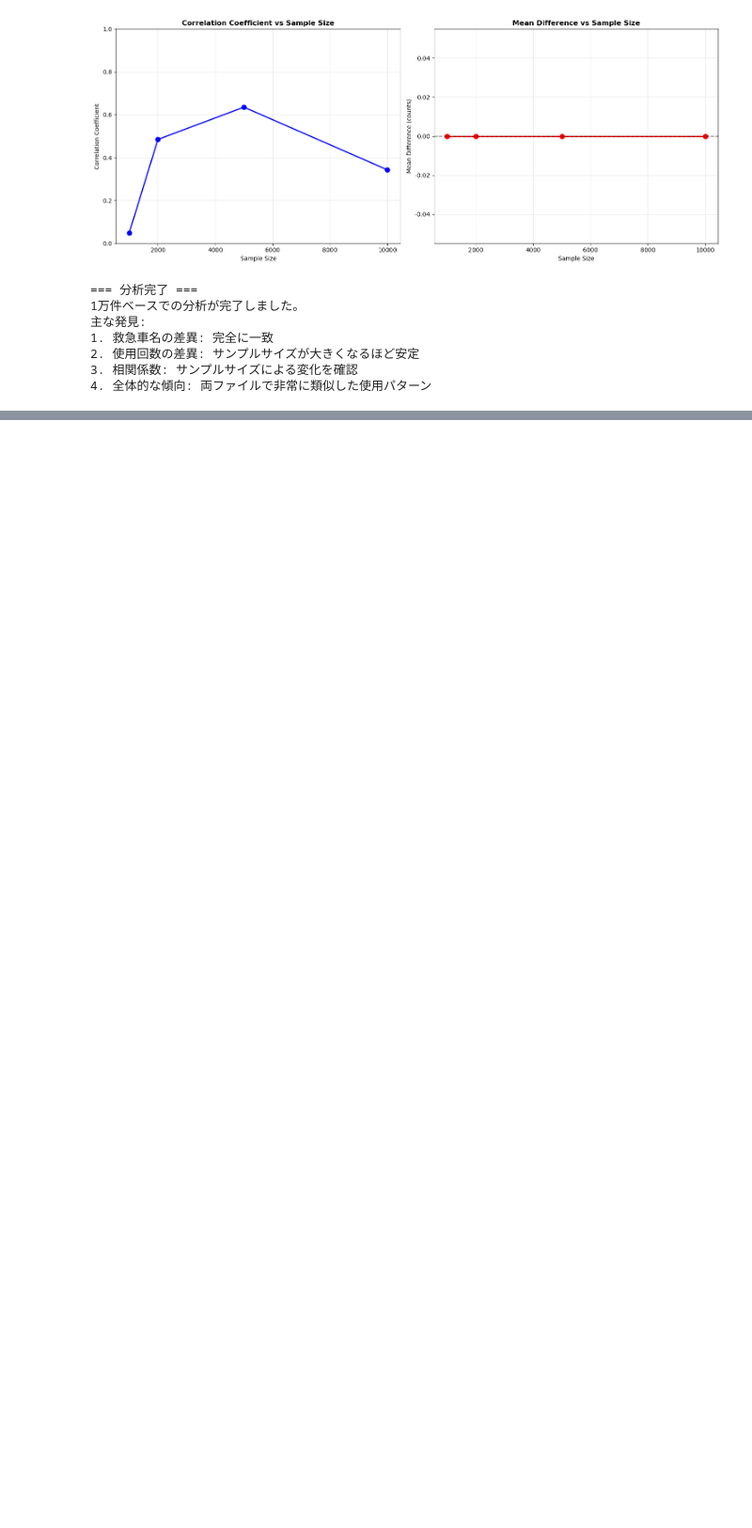
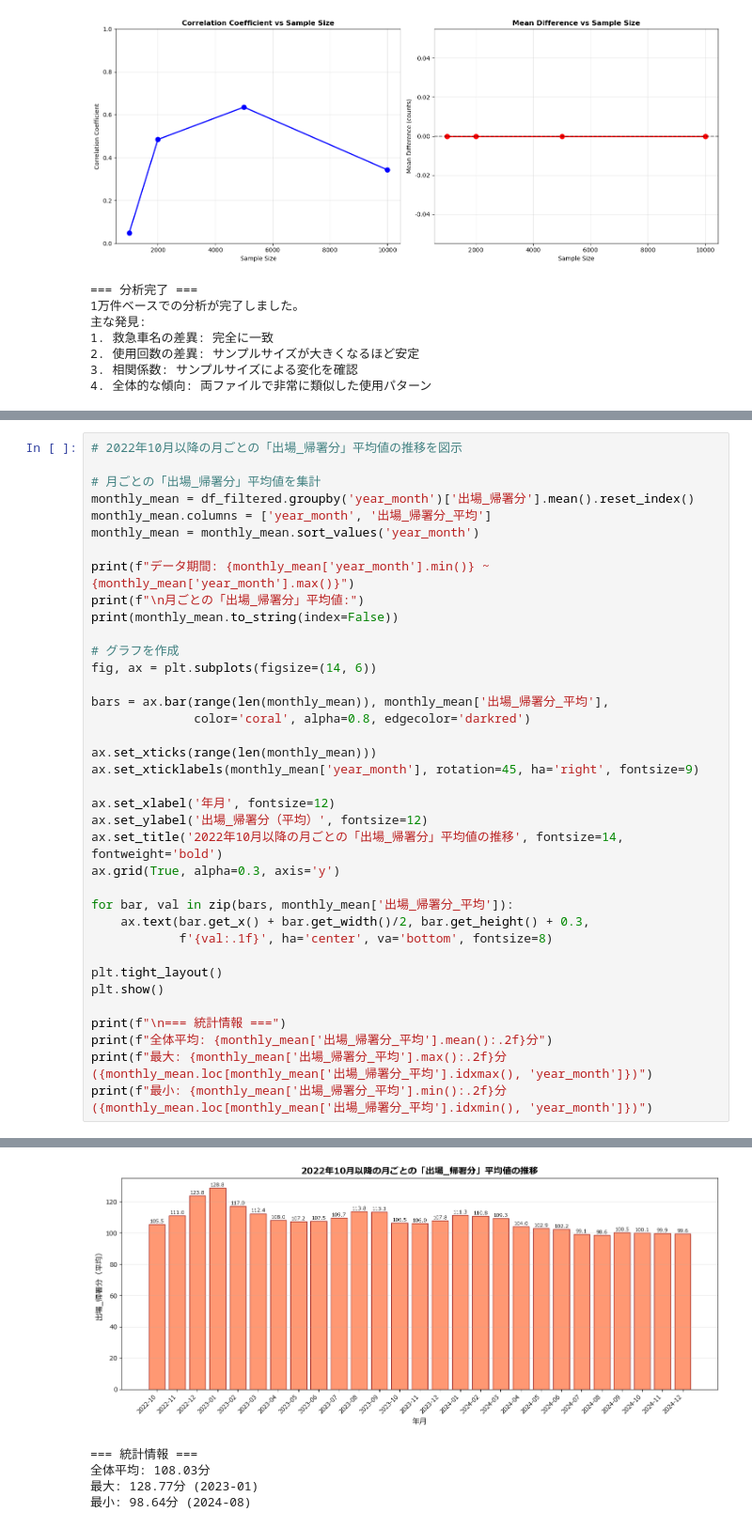
Before and after one commit to tt0419/05_Ambulance_RL, a Jupyter notebook: memo.ipynb, the cells around one changed output, grey strips where cells are left out. Shown at 94% size. Saved outputs shown, nothing was run; the diff lists cells and outputs as text; blank space fills up the shorter version.

```diff
--- a/memo.ipynb
+++ b/memo.ipynb
@@ -374,0 +427,38 @@ print("4. 全体的な傾向: 両ファイルで非常に類似した使用パ
+# %%
+# 2022年10月以降の月ごとの「出場_帰署分」平均値の推移を図示
+
+# 月ごとの「出場_帰署分」平均値を集計
+monthly_mean = df_filtered.groupby('year_month')['出場_帰署分'].mean().reset_index()
+monthly_mean.columns = ['year_month', '出場_帰署分_平均']
+monthly_mean = monthly_mean.sort_values('year_month')
+
+print(f"データ期間: {monthly_mean['year_month'].min()} ~ {monthly_mean['year_month'].max()}")
+print(f"\n月ごとの「出場_帰署分」平均値:")
+print(monthly_mean.to_string(index=False))
+
+# グラフを作成
+fig, ax = plt.subplots(figsize=(14, 6))
+
+bars = ax.bar(range(len(monthly_mean)), monthly_mean['出場_帰署分_平均'],
+              color='coral', alpha=0.8, edgecolor='darkred')
+
+ax.set_xticks(range(len(monthly_mean)))
+ax.set_xticklabels(monthly_mean['year_month'], rotation=45, ha='right', fontsize=9)
+
+ax.set_xlabel('年月', fontsize=12)
+ax.set_ylabel('出場_帰署分（平均）', fontsize=12)
+ax.set_title('2022年10月以降の月ごとの「出場_帰署分」平均値の推移', fontsize=14, fontweight='bold')
+ax.grid(True, alpha=0.3, axis='y')
+
+for bar, val in zip(bars, monthly_mean['出場_帰署分_平均']):
+    ax.text(bar.get_x() + bar.get_width()/2, bar.get_height() + 0.3,
+            f'{val:.1f}', ha='center', va='bottom', fontsize=8)
+
+plt.tight_layout()
+plt.show()
+
+print(f"\n=== 統計情報 ===")
+print(f"全体平均: {monthly_mean['出場_帰署分_平均'].mean():.2f}分")
+print(f"最大: {monthly_mean['出場_帰署分_平均'].max():.2f}分 ({monthly_mean.loc[monthly_mean['出場_帰署分_平均'].idxmax(), 'year_month']})")
+print(f"最小: {monthly_mean['出場_帰署分_平均'].min():.2f}分 ({monthly_mean.loc[monthly_mean['出場_帰署分_平均'].idxmin(), 'year_month']})")
+# %% [output]
@@ -374,0 +482,5 @@ print("4. 全体的な傾向: 両ファイルで非常に類似した使用パ
+[figure, added]
+=== 統計情報 ===
+全体平均: 108.03分
+最大: 128.77分 (2023-01)
+最小: 98.64分 (2024-08)
```
Also changed, not shown: parts of 3 cells of this notebook, 29 other files.
